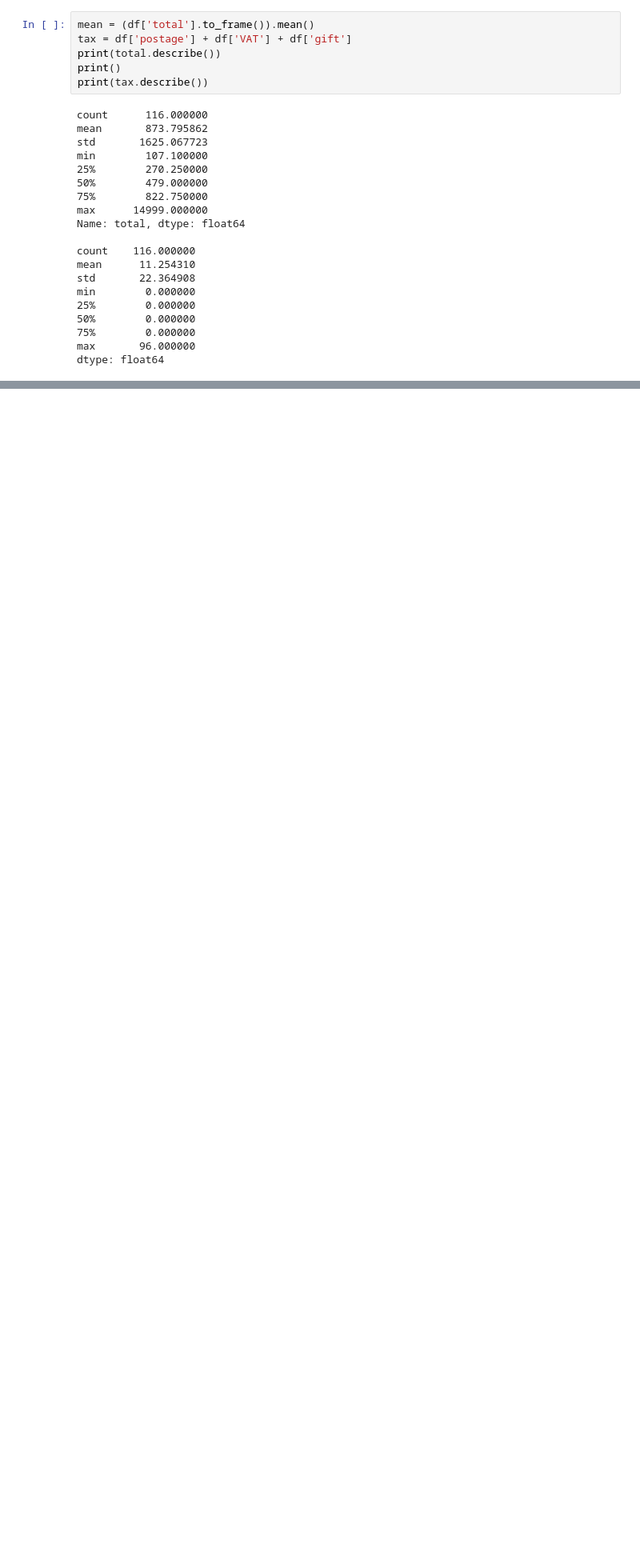
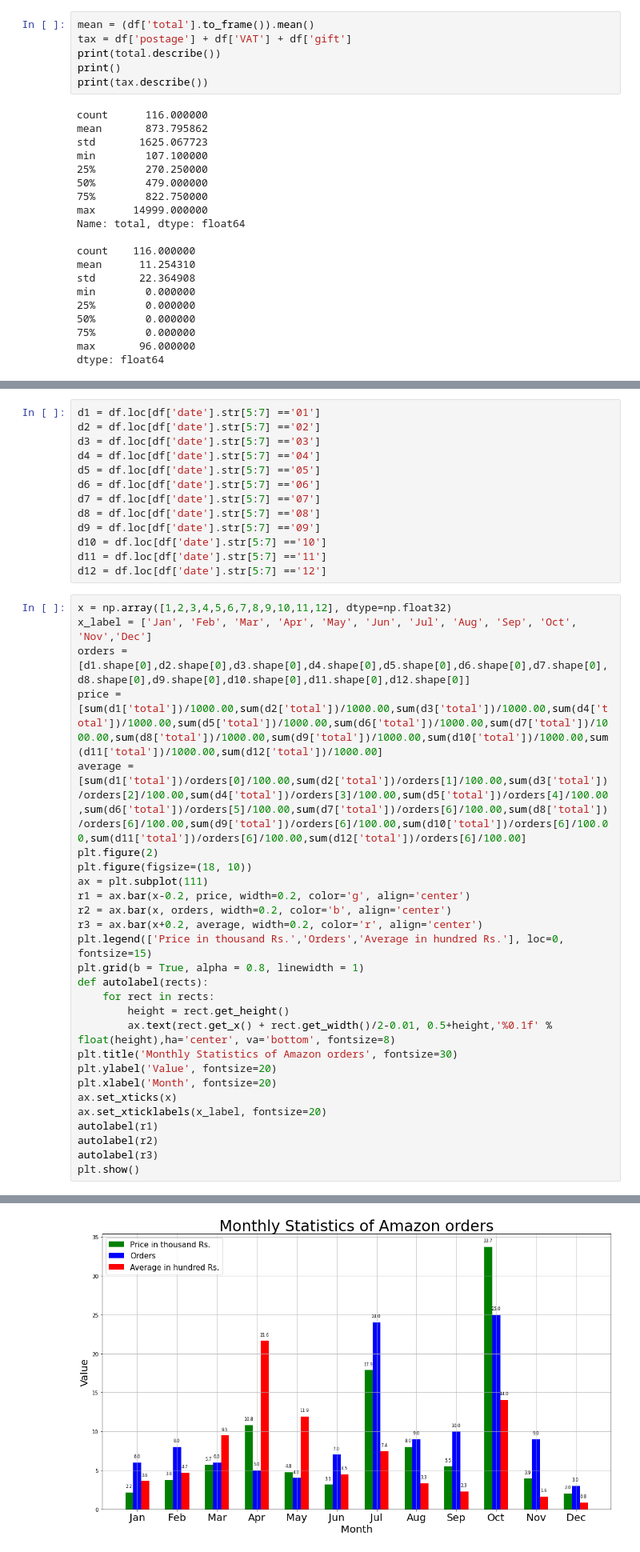
Before and after one commit to shantanutyagi67/Amazon_History, a Jupyter notebook: Using extension/Untitled.ipynb, the cells around one changed output, grey strips where cells are left out. Shown: that part at 80% size. Saved outputs shown, nothing was run; the diff lists cells and outputs as text; blank space fills up the shorter version.

Commit message:
month

```diff
--- a/Using extension/Untitled.ipynb
+++ b/Using extension/Untitled.ipynb
@@ -145,0 +150,41 @@ plt.show()
+# %%
+d1 = df.loc[df['date'].str[5:7] =='01']
+d2 = df.loc[df['date'].str[5:7] =='02']
+d3 = df.loc[df['date'].str[5:7] =='03']
+d4 = df.loc[df['date'].str[5:7] =='04']
+d5 = df.loc[df['date'].str[5:7] =='05']
+d6 = df.loc[df['date'].str[5:7] =='06']
+d7 = df.loc[df['date'].str[5:7] =='07']
+d8 = df.loc[df['date'].str[5:7] =='08']
+d9 = df.loc[df['date'].str[5:7] =='09']
+d10 = df.loc[df['date'].str[5:7] =='10']
+d11 = df.loc[df['date'].str[5:7] =='11']
+d12 = df.loc[df['date'].str[5:7] =='12']
+# %%
+x = np.array([1,2,3,4,5,6,7,8,9,10,11,12], dtype=np.float32)
+x_label = ['Jan', 'Feb', 'Mar', 'Apr', 'May', 'Jun', 'Jul', 'Aug', 'Sep', 'Oct', 'Nov','Dec']
+orders = [d1.shape[0],d2.shape[0],d3.shape[0],d4.shape[0],d5.shape[0],d6.shape[0],d7.shape[0],d8.shape[0],d9.shape[0],d10.shape[0],d11.shape[0],d12.shape[0]]
+price = [sum(d1['total'])/1000.00,sum(d2['total'])/1000.00,sum(d3['total'])/1000.00,sum(d4['total'])/1000.00,sum(d5['total'])/1000.00,sum(d6['total'])/1000.00,sum(d7['total'])/1000.00,sum(d8['total'])/1000.00,sum(d9['total'])/1000.00,sum(d10['total'])/1000.00,sum(d11['total'])/1000.00,sum(d12['total'])/1000.00]
+average = [sum(d1['total'])/orders[0]/100.00,sum(d2['total'])/orders[1]/100.00,sum(d3['total'])/orders[2]/100.00,sum(d4['total'])/orders[3]/100.00,sum(d5['total'])/orders[4]/100.00,sum(d6['total'])/orders[5]/100.00,sum(d7['total'])/orders[6]/100.00,sum(d8['total'])/orders[6]/100.00,sum(d9['total'])/orders[6]/100.00,sum(d10['total'])/orders[6]/100.00,sum(d11['total'])/orders[6]/100.00,sum(d12['total'])/orders[6]/100.00]
+plt.figure(2)
+plt.figure(figsize=(18, 10))
+ax = plt.subplot(111)
+r1 = ax.bar(x-0.2, price, width=0.2, color='g', align='center')
+r2 = ax.bar(x, orders, width=0.2, color='b', align='center')
+r3 = ax.bar(x+0.2, average, width=0.2, color='r', align='center')
+plt.legend(['Price in thousand Rs.','Orders','Average in hundred Rs.'], loc=0, fontsize=15)
+plt.grid(b = True, alpha = 0.8, linewidth = 1)
+def autolabel(rects):
+    for rect in rects:
+        height = rect.get_height()
+        ax.text(rect.get_x() + rect.get_width()/2-0.01, 0.5+height,'%0.1f' % float(height),ha='center', va='bottom', fontsize=8)
+plt.title('Monthly Statistics of Amazon orders', fontsize=30)
+plt.ylabel('Value', fontsize=20)
+plt.xlabel('Month', fontsize=20)
+ax.set_xticks(x)
+ax.set_xticklabels(x_label, fontsize=20)
+autolabel(r1)
+autolabel(r2)
+autolabel(r3)
+plt.show()
+# %% [output]
@@ -145,0 +192 @@ plt.show()
+[figure, added]
```
Also changed, not shown: parts of 4 cells of this notebook, 3 other files.
